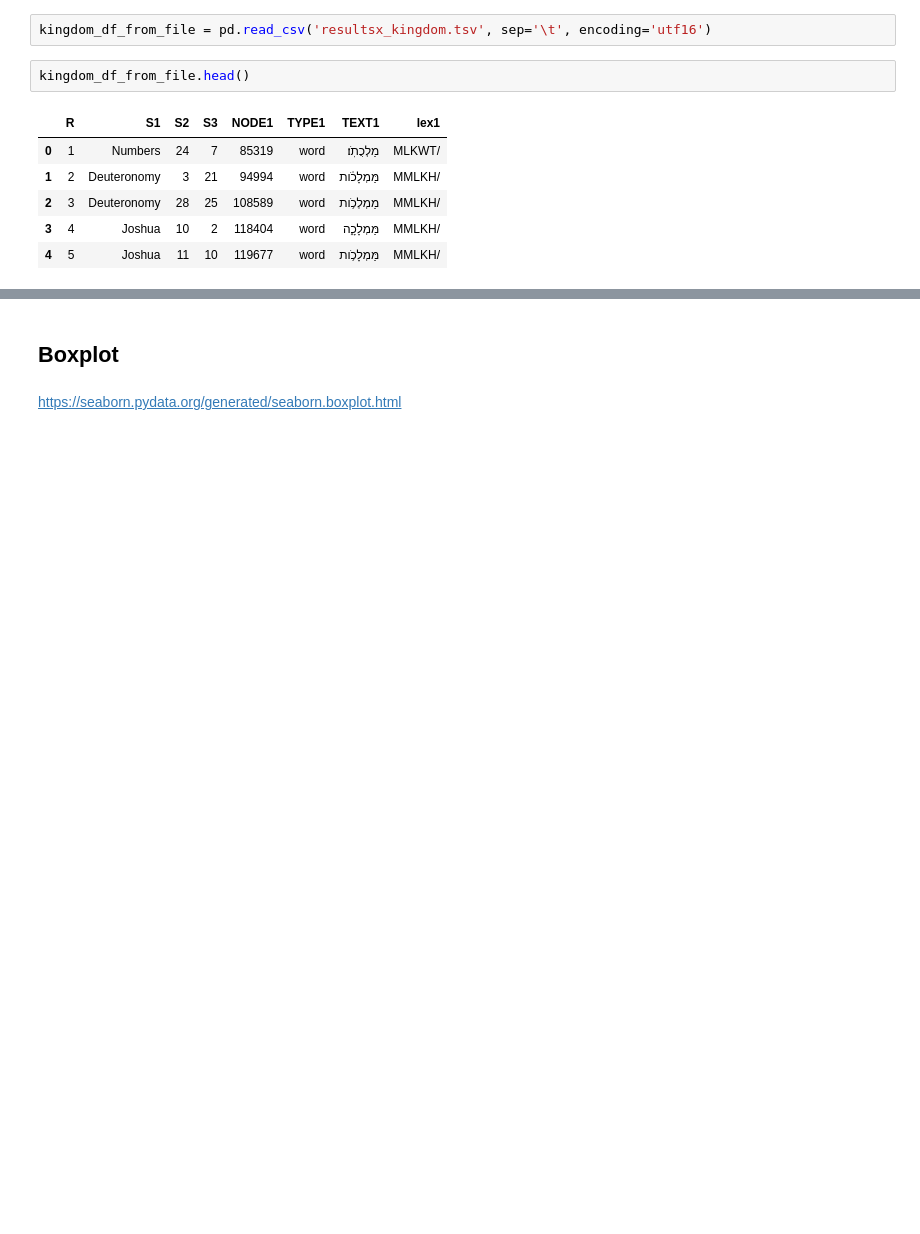
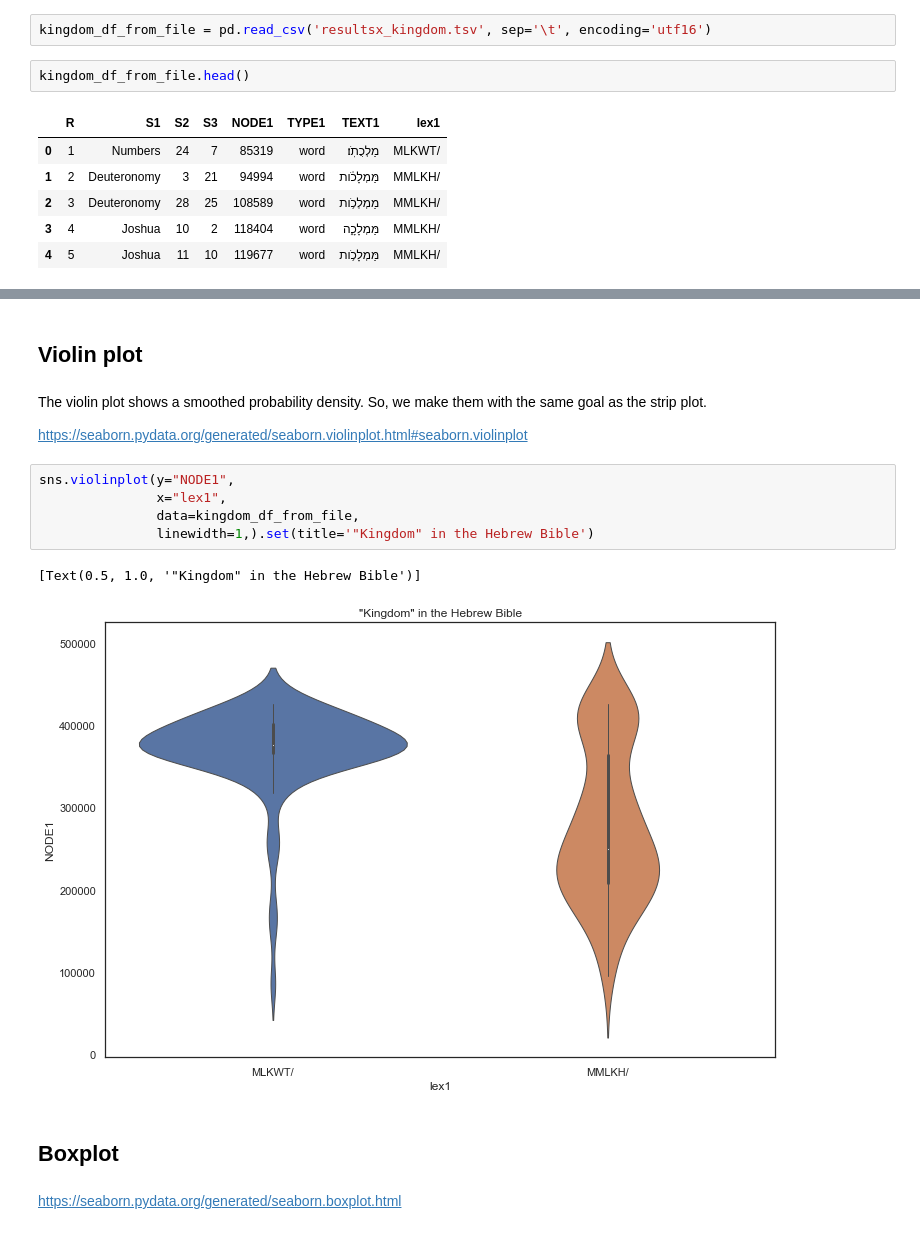
Before and after one commit to DT-UCPH/workshop_ancient_text_analysis, a Jupyter notebook: materials/meeting3_visualizations/vizualizations_with_seaborn.ipynb, the cells around one changed output, grey strips where cells are left out. Saved outputs shown, nothing was run; the diff lists cells and outputs as text; blank space fills up the shorter version.

Commit message:
added violin plot

```diff
--- a/materials/meeting3_visualizations/vizualizations_with_seaborn.ipynb
+++ b/materials/meeting3_visualizations/vizualizations_with_seaborn.ipynb
@@ -200,3 +200,17 @@ ax = sns.stripplot(y="NODE1",
+# %% [markdown]
+## Violin plot
+# %% [markdown]
+The violin plot shows a smoothed probability density. So, we make them with the same goal as the strip plot.
+
+https://seaborn.pydata.org/generated/seaborn.violinplot.html#seaborn.violinplot
+# %%
+sns.violinplot(y="NODE1",
+               x="lex1",
+               data=kingdom_df_from_file,
+               linewidth=1,).set(title='"Kingdom" in the Hebrew Bible')
+# %% [output]
+[Text(0.5, 1.0, '"Kingdom" in the Hebrew Bible')]
+[figure, added]
 # %% [markdown]
 ## Boxplot
 # %% [markdown]
```
Also changed, not shown: parts of 15 cells of this notebook.
